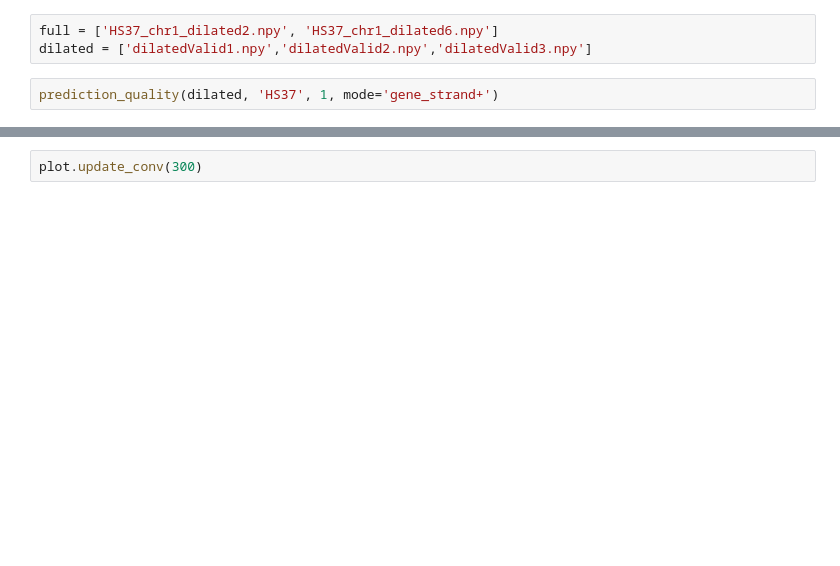
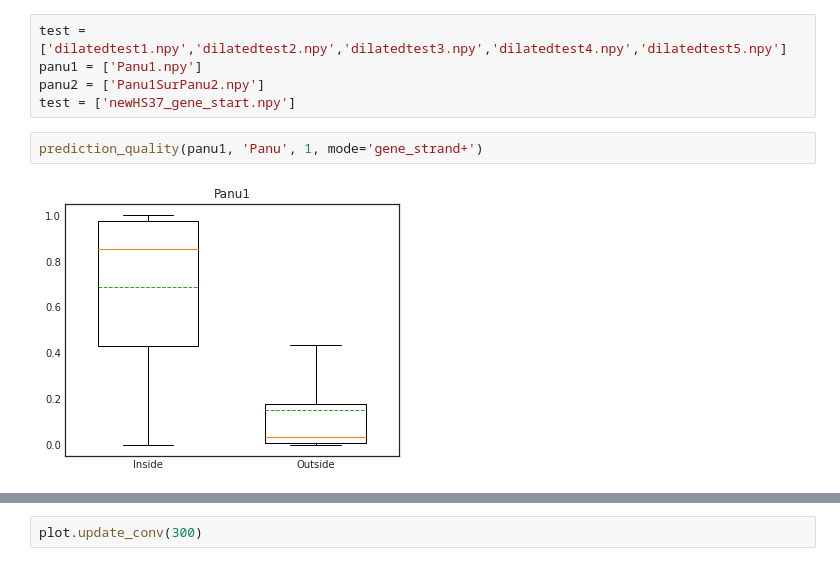
Before and after one commit to Lou-Duron/DeepCNN_annotation-MNHN, a Jupyter notebook: Prediction_analysis.ipynb, the cells around one changed output, grey strips where cells are left out. Saved outputs shown, nothing was run; the diff lists cells and outputs as text; blank space fills up the shorter version.

```diff
--- a/Prediction_analysis.ipynb
+++ b/Prediction_analysis.ipynb
@@ -7,5 +7,9 @@ import numpy as np
-# %%
-full = ['HS37_chr1_dilated2.npy', 'HS37_chr1_dilated6.npy']
-dilated = ['dilatedValid1.npy','dilatedValid2.npy','dilatedValid3.npy']
+# %%
+test = ['dilatedtest1.npy','dilatedtest2.npy','dilatedtest3.npy','dilatedtest4.npy','dilatedtest5.npy']
+panu1 = ['Panu1.npy']
+panu2 = ['Panu1SurPanu2.npy']
+test = ['newHS37_gene_start.npy']
 # %%
-prediction_quality(dilated, 'HS37', 1, mode='gene_strand+')
+prediction_quality(panu1, 'Panu', 1, mode='gene_strand+')
+# %% [output]
+[figure, added]
```
Also changed, not shown: parts of 7 cells of this notebook, 13 other files.
